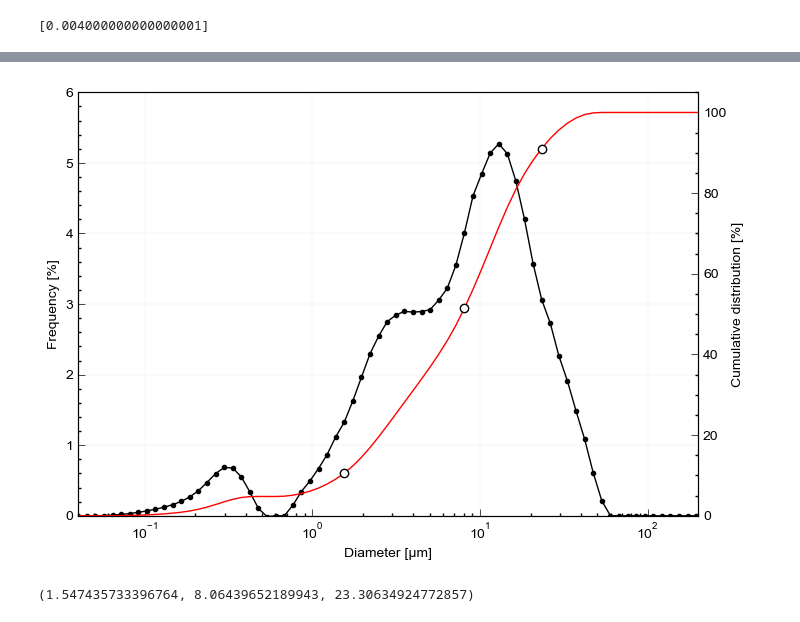
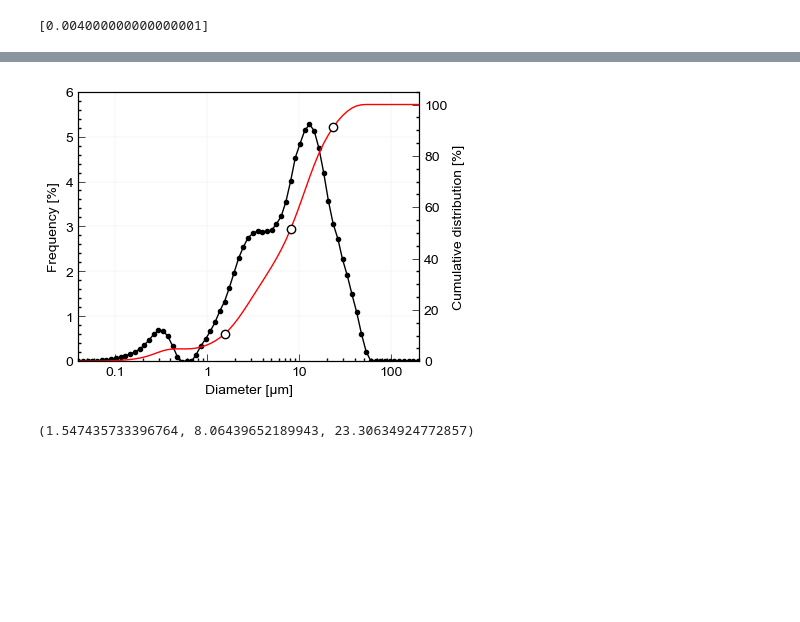
Before and after one commit to kura-okubo/4mNonSelfSim_Paper, a Jupyter notebook: Experiments/GougePatch/Gouge_ParticleSize/plot_Gauge_ParticleDistribution.ipynb, the cells around one changed output, grey strips where cells are left out. Cells and saved outputs as stored; diff of their text form; code cells hidden in the pictures; blank space fills up the shorter version.

```diff
--- a/Experiments/GougePatch/Gouge_ParticleSize/plot_Gauge_ParticleDistribution.ipynb
+++ b/Experiments/GougePatch/Gouge_ParticleSize/plot_Gauge_ParticleDistribution.ipynb
@@ -204,7 +205,7 @@ array([4.00000000e-03, 4.00000000e-02, 4.50060985e-02, 5.06387226e-02,
        4.44384220e+02, 5.00000000e+02, 5.00000000e+03])
 # %%
 # Master plot
-fig, ax = plt.subplots(1, 1, figsize=(8, 5.5))
+fig, ax = plt.subplots(1, 1, figsize=(4.4, 3.5))#figsize=(8, 5.5))
 
 # bar plot with log scale
 padded_xs = np.hstack([xs[0] / 10, xs, xs[-1] * 10])
@@ -224,34 +225,36 @@ ax.plot(xs, qs_scaled, "k.-", lw=1)
 ax.set_xscale('log')
 
 ax.grid(True, c=np.array([230, 230, 230])/255, lw=0.25, zorder=-1)
 ax.set_axisbelow('True')
 
 ax.set_ylim([0, 6])
 ax.set_xlim([0.04, 200])
 ax.set_xlabel("Diameter [µm]")
 ax.set_ylabel("Frequency [%]")
 
 # plot cumulative volume
 ax2 = ax.twinx()
 
 # ax2.plot(x, df_darr["Q3"], "b--", lw=1, label="Q3 from the datasheet")
 ax2.plot(xs[:-1], qs_cumtrapz, "r-", lw=1) # We plot the cumulative diameter with recomputed one.
 ax2.set_xscale('log')
 ax2.set_ylabel('Cumulative distribution [%]')
 ax2.set_ylim([0, 105])
 
 # Plot D10, D50, D90 markers
 q10 = qs_cumtrapz[np.where(qs_cumtrapz >= 10)[0][0]]
 q50 = qs_cumtrapz[np.where(qs_cumtrapz >= 50)[0][0]]
 q90 = qs_cumtrapz[np.where(qs_cumtrapz >= 90)[0][0]]
 
 ax2.plot([d10, d50, d90], [q10, q50, q90], "o",  markerfacecolor="w", markeredgecolor="k")
 
+ax.xaxis.set_major_formatter(mticker.FormatStrFormatter('%.3g'))
+# ax.yaxis.set_major_formatter(mticker.FormatStrFormatter('%.1g'))
 
 plt.savefig(figdir+"/FigS_gouge_diameter_master.png", format="png", dpi=80)
 plt.savefig(figdir+"/FigS_gouge_diameter_master.eps", format="eps")
 # %% [output]
-[figure, old version]
+[figure, new version]
 # %%
 d10, d50, d90
 # %% [output]
```
Also changed, not shown: parts of 1 cell of this notebook.
